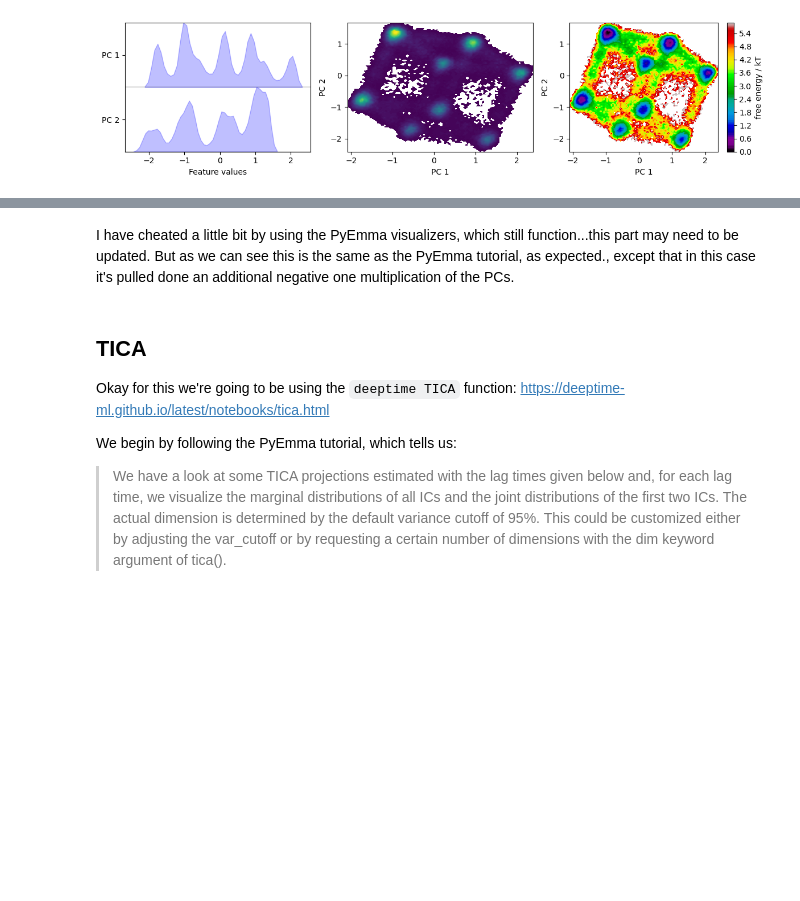
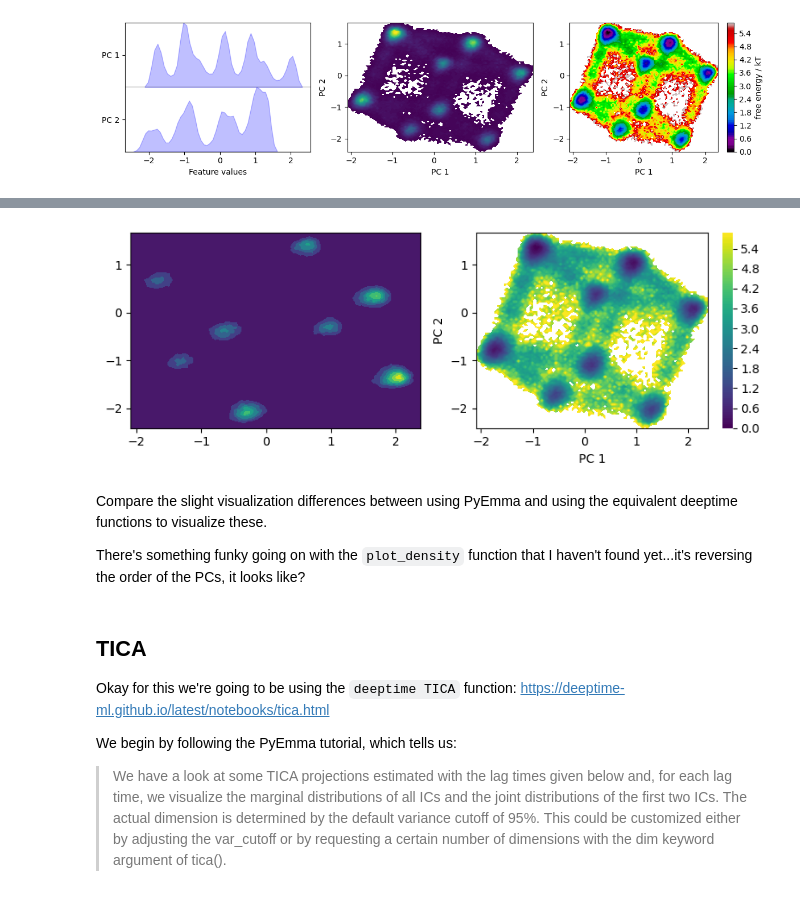
Before and after one commit to Mansbach-Lab/deeptimeMSMs, a Jupyter notebook: step1-dim-reduce.ipynb, the cells around one changed output, grey strips where cells are left out. Drawn from its saved outputs; the diff is of its cells as text; code cells hidden in the pictures; blank space fills up the shorter version.

```diff
--- a/step1-dim-reduce.ipynb
+++ b/step1-dim-reduce.ipynb
@@ -189,5 +204,18 @@ fig.tight_layout()
+# %%
+fig,axes = plt.subplots(1,2,figsize=(8,3))
+deeptime.plots.plot_density(pc1,pc2, ax=axes[0])
+energies = deeptime.util.energy2d(pc1,pc2)
+deeptime.plots.plot_energy2d(energies,ax=axes[1])
+for ax in axes.flat[1:]:
+    ax.set_xlabel('PC 1')
+    ax.set_ylabel('PC 2')
+fig.tight_layout()
+# %% [output]
+[figure, added]
 # %% [markdown]
-I have cheated a little bit by using the PyEmma visualizers, which still function...this part may need to be updated. But as we can see this is the same as the PyEmma tutorial, as expected., except that in this case it's pulled done an additional negative one multiplication of the PCs.
+Compare the slight visualization differences between using PyEmma and using the equivalent deeptime functions to visualize these.
+
+There's something funky going on with the `plot_density` function that I haven't found yet...it's reversing the order of the PCs, it looks like?
 # %% [markdown]
 ## TICA
 Okay for this we're going to be using the `deeptime TICA` function: https://deeptime-ml.github.io/latest/notebooks/tica.html
```
Also changed, not shown: parts of 1 cell of this notebook.
